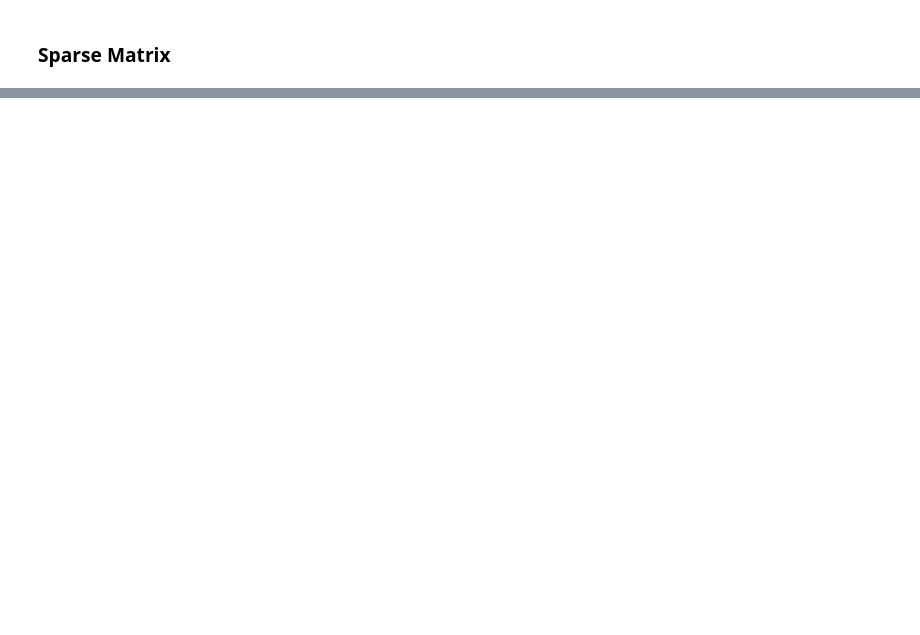
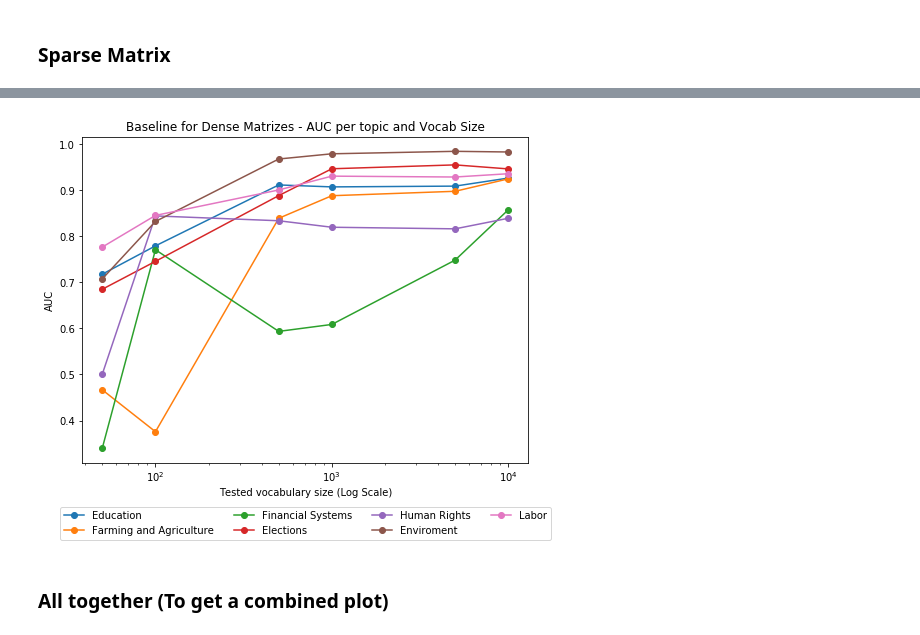
Before and after one commit to edufierro/TextDenoising, a Jupyter notebook: Analisis/Baselines.ipynb, the cells around one changed output, grey strips where cells are left out. Saved outputs shown, nothing was run; the diff lists cells and outputs as text; code cells hidden in the pictures; blank space fills up the shorter version.

```diff
--- a/Analisis/Baselines.ipynb
+++ b/Analisis/Baselines.ipynb
@@ -32,0 +82,14 @@ FileNotFoundError: [Errno 2] No such file or directory: '/Users/eduardofierro/Go
+# %%
+plt.figure(figsize=(8,6))
+for x in range(0, len(temas)):
+    plt.plot(tested_vocab, getValues(get_byTema(baseline_results, tested_vocab, temas[x])), '-o', label =topics[x])
+plt.legend(loc=9, bbox_to_anchor=(0.5, -0.12), ncol=4)
+plt.xlabel("Tested vocabulary size (Log Scale)")
+plt.ylabel("AUC")
+plt.title("Baseline for Dense Matrizes - AUC per topic and Vocab Size")
+plt.xscale('log')
+plt.savefig(graph_dir + "BaselineGloVe" + '.pdf',bbox_inches='tight')
+# %% [output]
+[figure, added]
+# %% [markdown]
+### All together (To get a combined plot)
```
Also changed, not shown: parts of 10 cells of this notebook.
